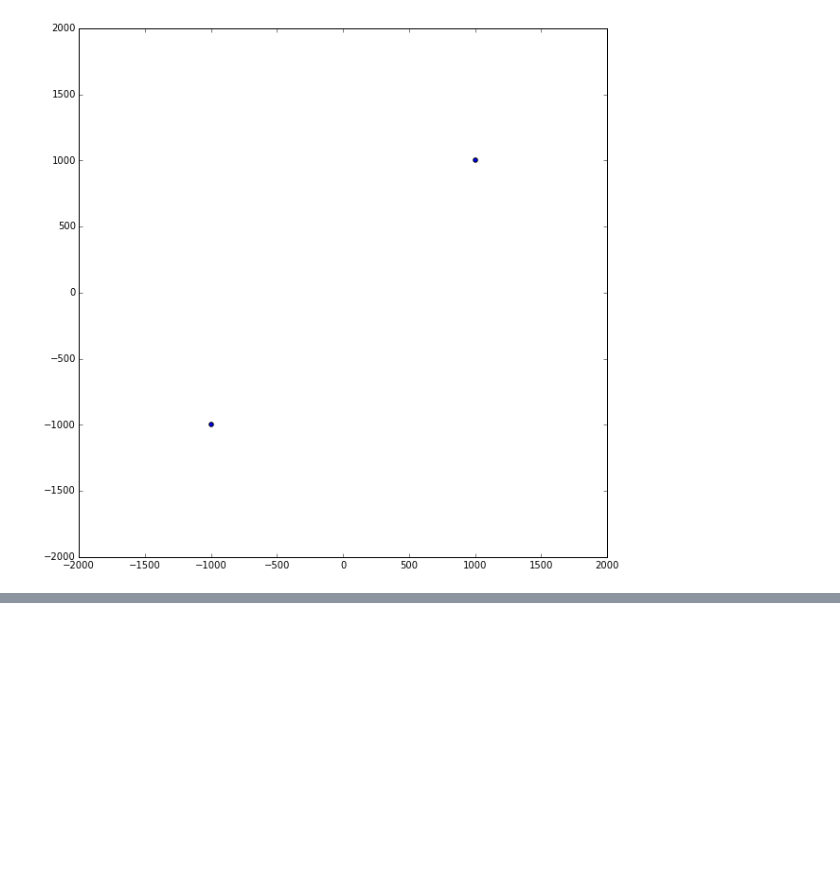
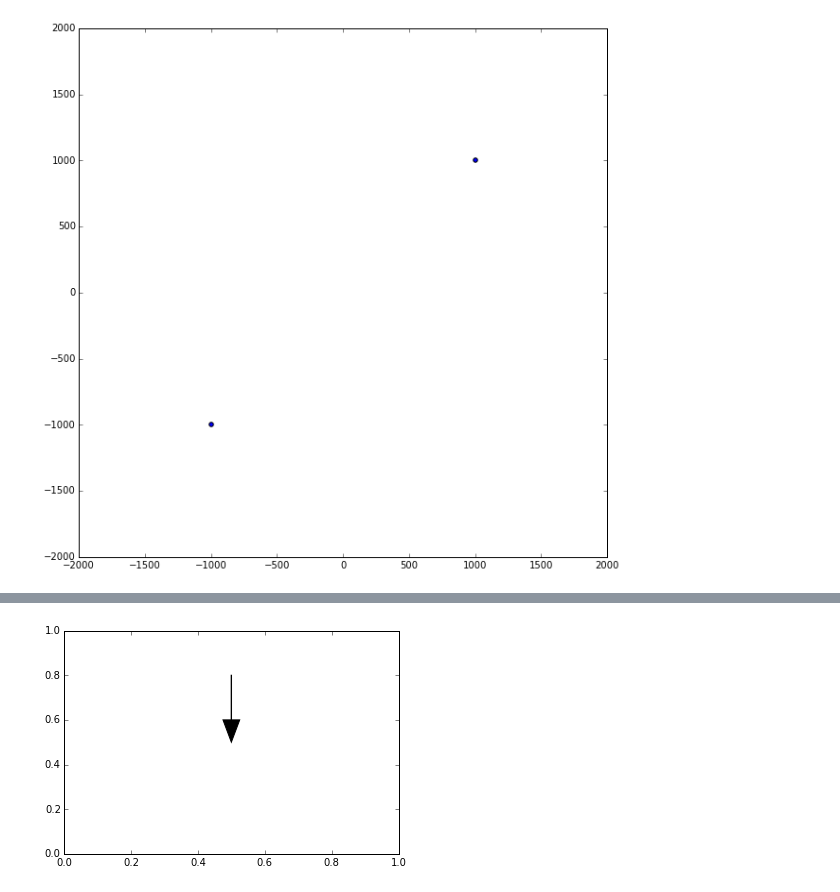
Before and after one commit to saichikine/Jupiter_SPH, a Jupyter notebook: n body test.ipynb, the cells around one changed output, grey strips where cells are left out. Drawn from its saved outputs; the diff is of its cells as text; code cells hidden in the pictures; blank space fills up the shorter version.

```diff
--- a/n body test.ipynb
+++ b/n body test.ipynb
@@ -130,0 +139,6 @@ update_plot()
+# %%
+plt.arrow( 0.5, 0.8, 0.0, -0.2, fc="k", ec="k",
+head_width=0.05, head_length=0.1 )
+plt.show()
+# %% [output]
+[figure, added]
```
Also changed, not shown: parts of 5 cells of this notebook, 2 other files.
